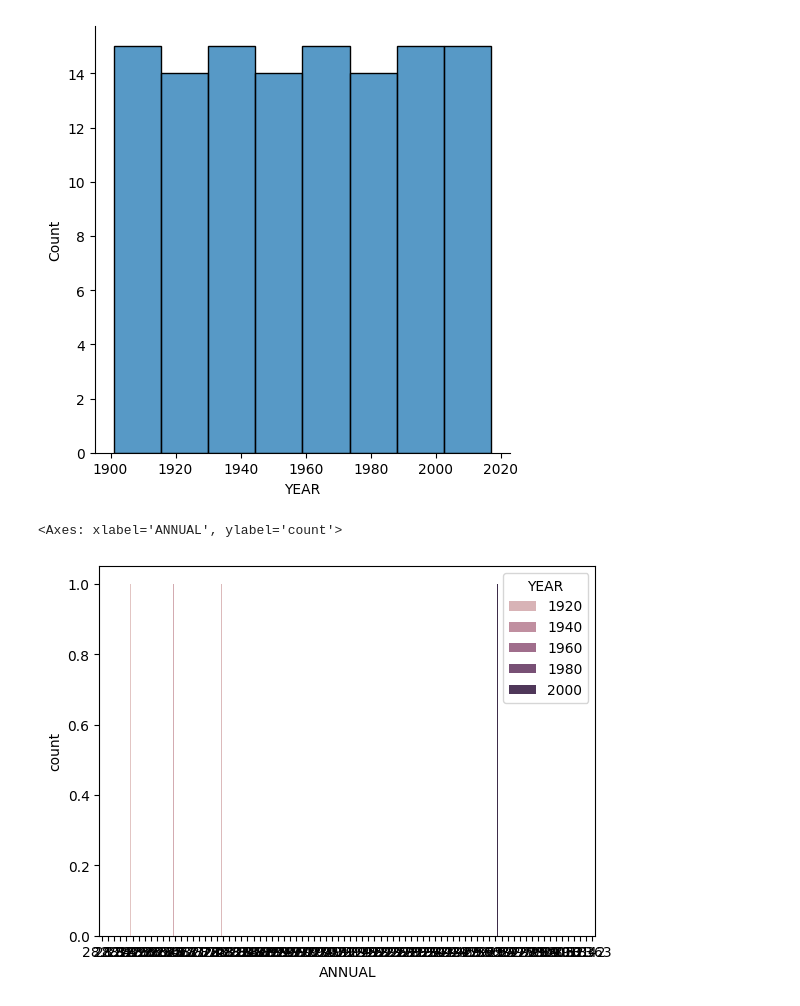
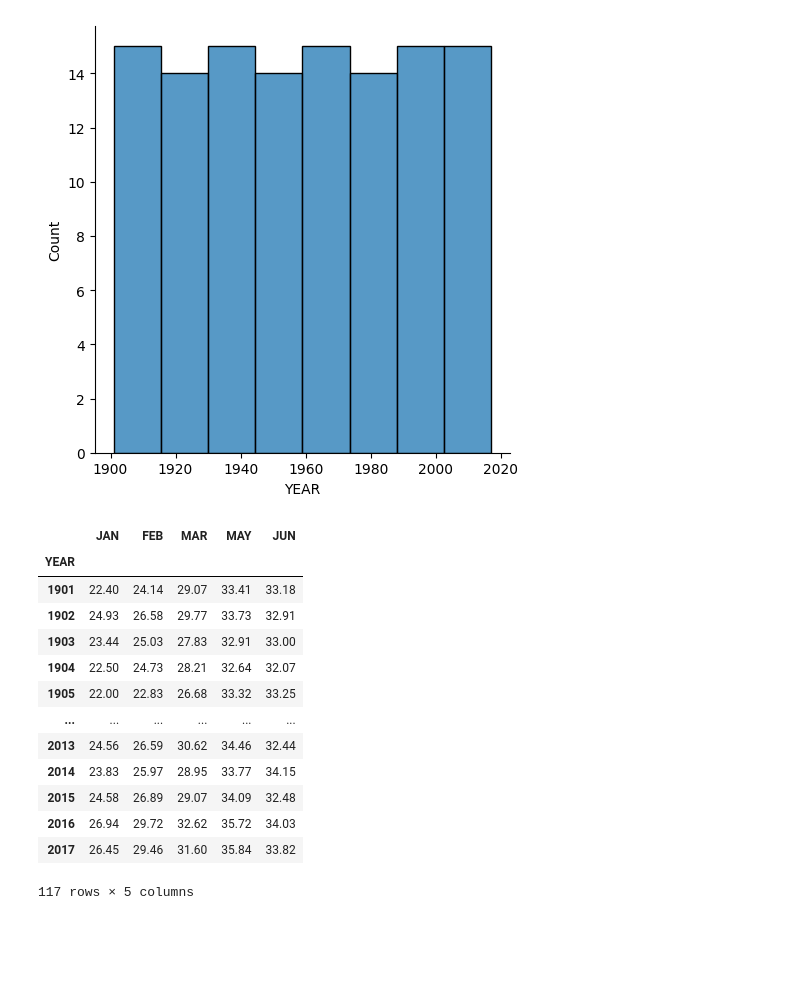
Before and after one commit to Mayankjoshi341/git-code, a Jupyter notebook: data-analysis/tempreture_analysis.ipynb, the cells around one changed output. Saved outputs shown, nothing was run; the diff lists cells and outputs as text; code cells hidden in the pictures; blank space fills up the shorter version.

```diff
--- a/data-analysis/tempreture_analysis.ipynb
+++ b/data-analysis/tempreture_analysis.ipynb
@@ -86,8 +87,21 @@ sns.displot(temp["YEAR"])
 plt.show()
 # %% [output]
 [figure]
-# %%
-sns.countplot(data = temp , x = "ANNUAL" , hue = "YEAR")
-# %% [output]
-<Axes: xlabel='ANNUAL', ylabel='count'>
-[figure, removed]
+# %%
+dt = temp.groupby(temp["YEAR"]).agg({"JAN" : 'mean' , "FEB" : 'mean' , "MAR" : 'mean' , "MAY" : 'mean',"JUN" : 'mean'})
+dt
+# %% [output]
+|  | JAN | FEB | MAR | MAY | JUN |
+| YEAR |  |  |  |  |  |
+| 1901 | 22.40 | 24.14 | 29.07 | 33.41 | 33.18 |
+| 1902 | 24.93 | 26.58 | 29.77 | 33.73 | 32.91 |
+| 1903 | 23.44 | 25.03 | 27.83 | 32.91 | 33.00 |
+| 1904 | 22.50 | 24.73 | 28.21 | 32.64 | 32.07 |
+| 1905 | 22.00 | 22.83 | 26.68 | 33.32 | 33.25 |
+| ... | ... | ... | ... | ... | ... |
+| 2013 | 24.56 | 26.59 | 30.62 | 34.46 | 32.44 |
+| 2014 | 23.83 | 25.97 | 28.95 | 33.77 | 34.15 |
+| 2015 | 24.58 | 26.89 | 29.07 | 34.09 | 32.48 |
+| 2016 | 26.94 | 29.72 | 32.62 | 35.72 | 34.03 |
+| 2017 | 26.45 | 29.46 | 31.60 | 35.84 | 33.82 |
+117 rows × 5 columns
```
Also changed, not shown: parts of 2 cells of this notebook, 2 other files.
